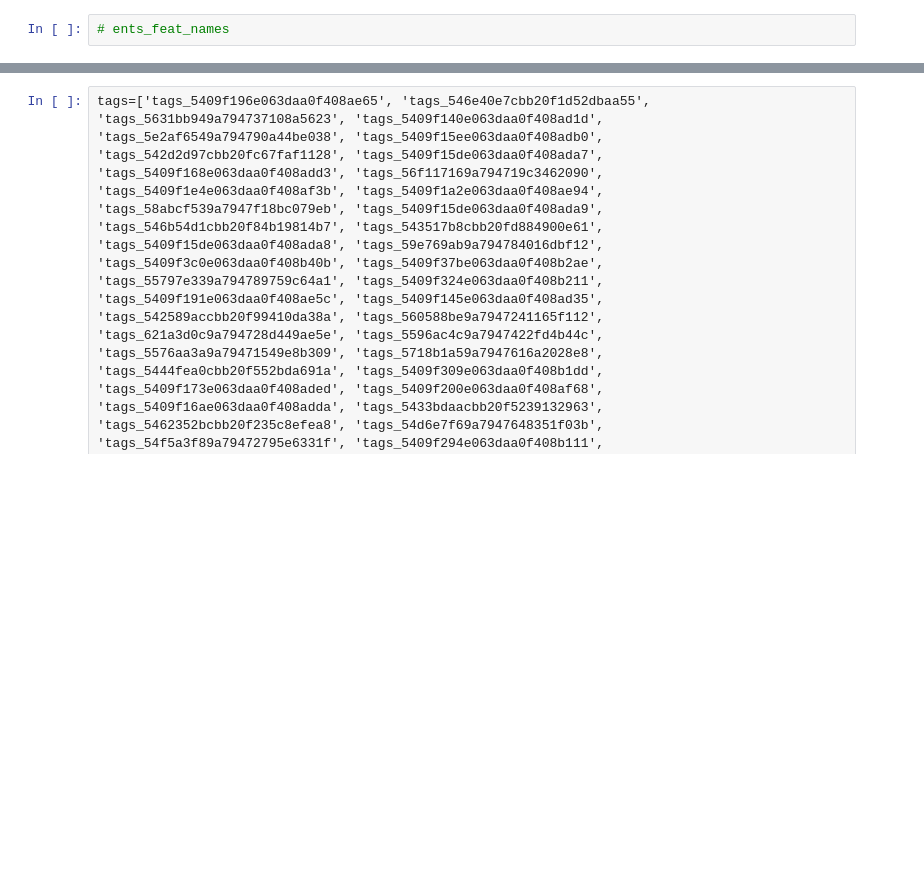
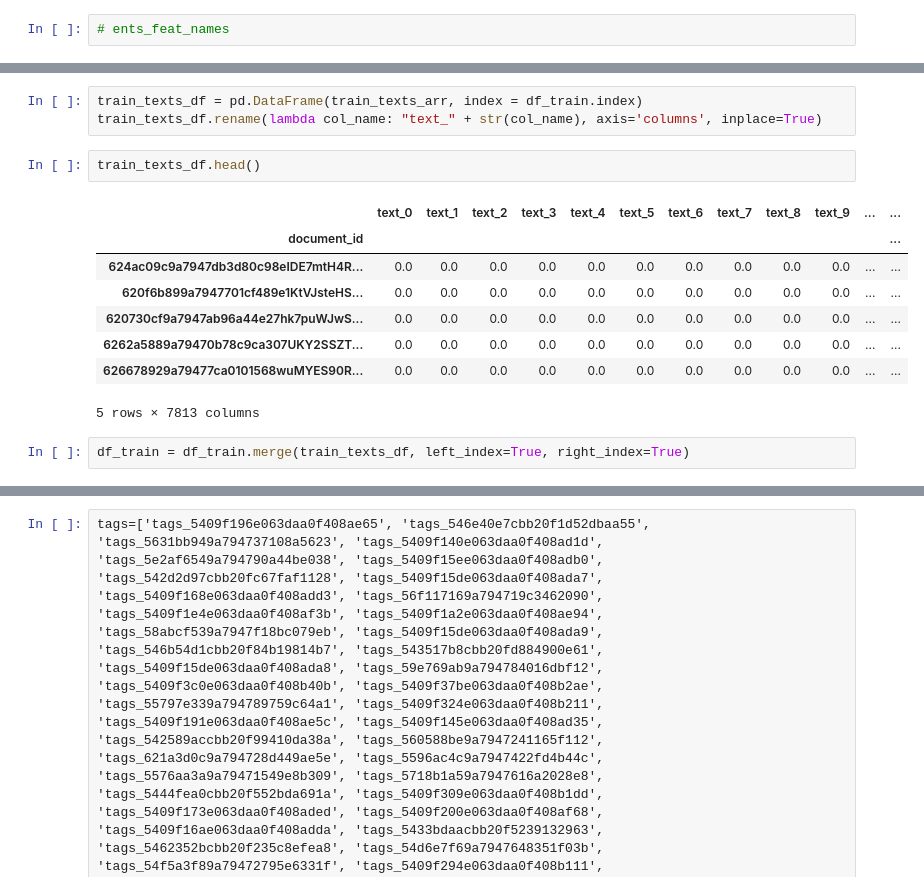
Before and after one commit to endovitskayaV/news, a Jupyter notebook: notebooks/RBK-multimodel.ipynb, the cells around one changed output, grey strips where cells are left out. Drawn from its saved outputs; the diff is of its cells as text; blank space fills up the shorter version.

```diff
--- a/notebooks/RBK-multimodel.ipynb
+++ b/notebooks/RBK-multimodel.ipynb
@@ -85,0 +121,16 @@ df_train['ents_len'] = df_train['ents'].str.len()
+# %%
+train_texts_df = pd.DataFrame(train_texts_arr, index = df_train.index)
+train_texts_df.rename(lambda col_name: "text_" + str(col_name), axis='columns', inplace=True)
+# %%
+train_texts_df.head()
+# %% [output]
+|  | text_0 | text_1 | text_2 | text_3 | text_4 | text_5 | text_6 | text_7 | text_8 | text_9 | ... | ... |
+| document_id |  |  |  |  |  |  |  |  |  |  |  | ... |
+| 624ac09c9a7947db3d80c98eIDE7mtH4R... | 0.0 | 0.0 | 0.0 | 0.0 | 0.0 | 0.0 | 0.0 | 0.0 | 0.0 | 0.0 | ... | ... |
+| 620f6b899a7947701cf489e1KtVJsteHS... | 0.0 | 0.0 | 0.0 | 0.0 | 0.0 | 0.0 | 0.0 | 0.0 | 0.0 | 0.0 | ... | ... |
+| 620730cf9a7947ab96a44e27hk7puWJwS... | 0.0 | 0.0 | 0.0 | 0.0 | 0.0 | 0.0 | 0.0 | 0.0 | 0.0 | 0.0 | ... | ... |
+| 6262a5889a79470b78c9ca307UKY2SSZT... | 0.0 | 0.0 | 0.0 | 0.0 | 0.0 | 0.0 | 0.0 | 0.0 | 0.0 | 0.0 | ... | ... |
+| 626678929a79477ca0101568wuMYES90R... | 0.0 | 0.0 | 0.0 | 0.0 | 0.0 | 0.0 | 0.0 | 0.0 | 0.0 | 0.0 | ... | ... |
+5 rows × 7813 columns
+# %%
+df_train = df_train.merge(train_texts_df, left_index=True, right_index=True)
```
Also changed, not shown: parts of 25 cells of this notebook.
